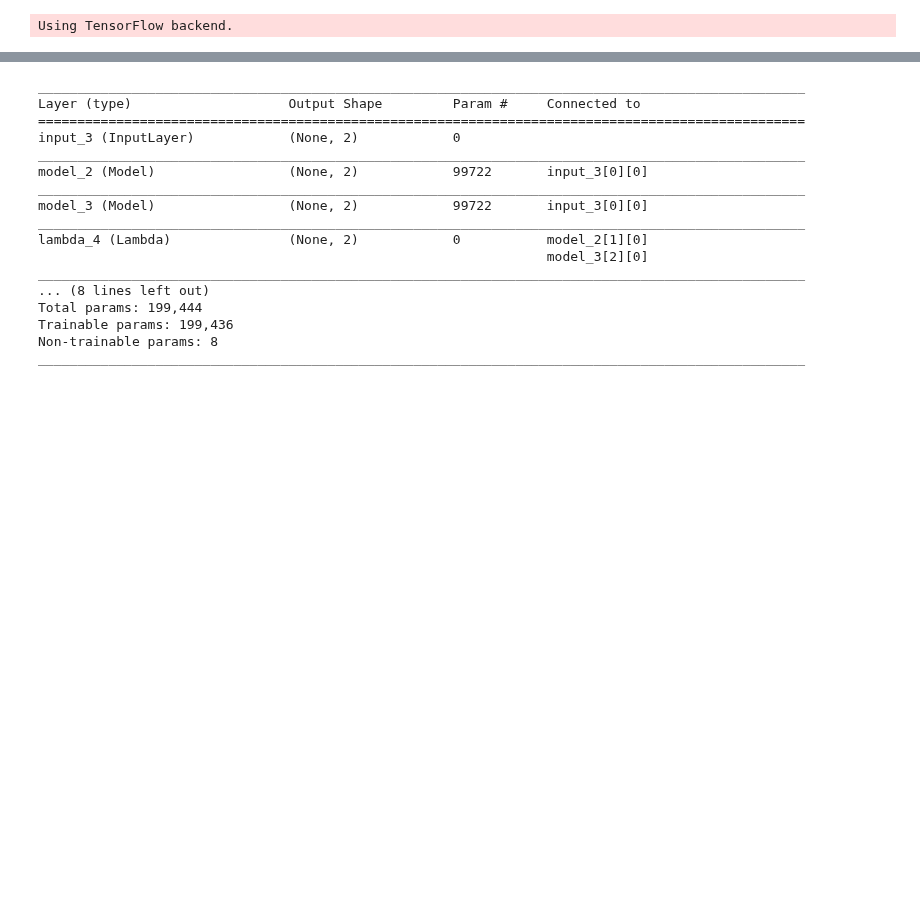
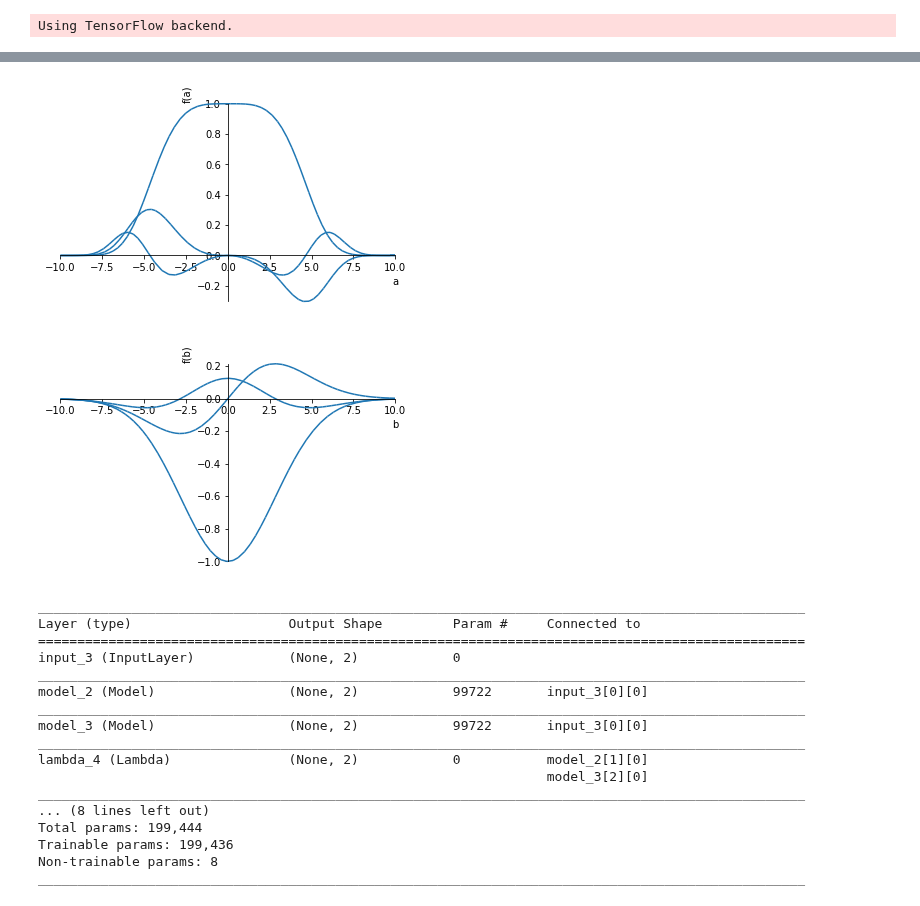
Before and after one commit to mammalwong/ml-study, a Jupyter notebook: integralnet.ipynb, the cells around one changed output, grey strips where cells are left out. Drawn from its saved outputs; the diff is of its cells as text; code cells hidden in the pictures; blank space fills up the shorter version.

```diff
--- a/integralnet.ipynb
+++ b/integralnet.ipynb
@@ -27 +30,7 @@ plt.show()
+# %%
+sympy.plot(iFa, Fa, dFa); plt.show()
+sympy.plot(iFb, Fb, dFb); plt.show()
+# %% [output]
+[figure, added]
+[figure, added]
 # %%
```
Also changed, not shown: parts of 6 cells of this notebook.
